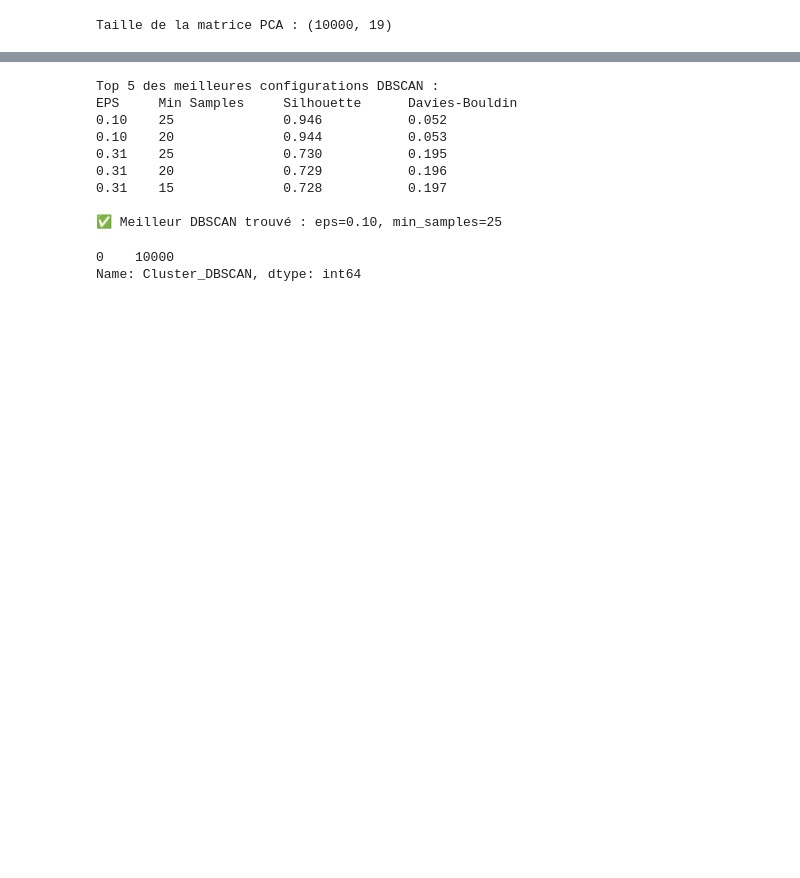
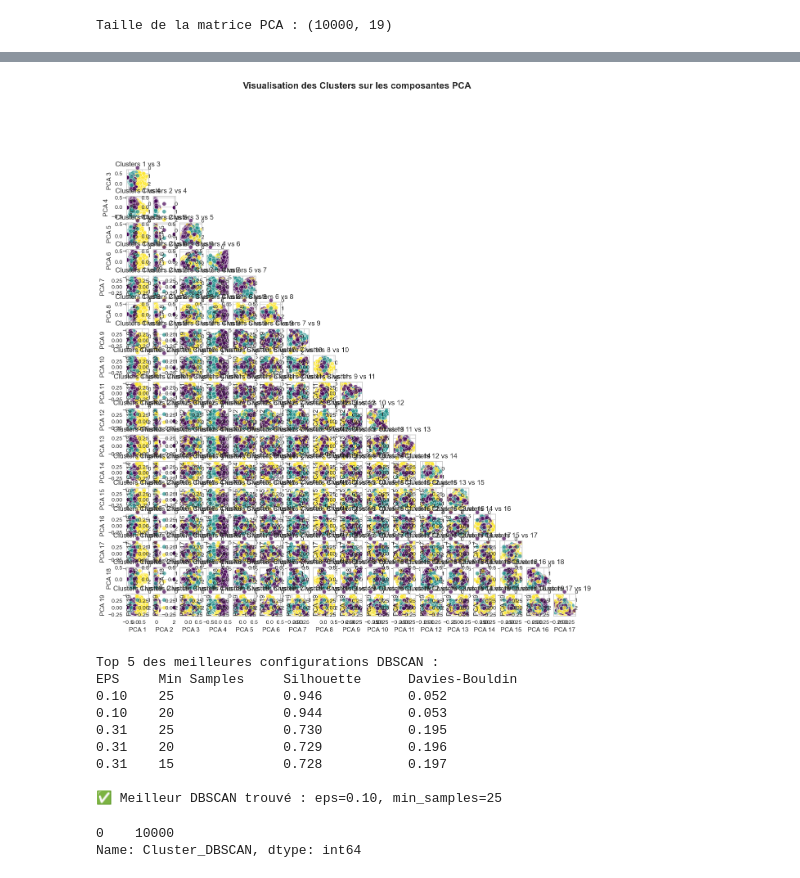
Before and after one commit to Elias-djebbour/M2-TextMining, a Jupyter notebook: Clustering.ipynb, the cells around one changed output, grey strips where cells are left out. Saved outputs shown, nothing was run; the diff lists cells and outputs as text; code cells hidden in the pictures; blank space fills up the shorter version.

```diff
--- a/Clustering.ipynb
+++ b/Clustering.ipynb
@@ -212,3 +224,28 @@ Après suppression : 9775 points
+# %%
+import seaborn as sns
+num_components = 19  # Réduire pour améliorer la lisibilité
+
+fig, axes = plt.subplots(num_components - 1, num_components - 1, figsize=(15, 15))
+fig.suptitle("Visualisation des Clusters sur les composantes PCA", fontsize=16, fontweight="bold")
+
+# Boucle pour tracer uniquement la moitié inférieure
+for i in range(1, num_components):
+    for j in range(i):
+        ax = axes[i-1, j]  # Sélectionner le bon sous-graphique
+        sns.scatterplot(x=X_pca[:, j], y=X_pca[:, i], hue=labels_3, palette="viridis", alpha=0.7, ax=ax)
+        ax.set_xlabel(f"PCA {j+1}")
+        ax.set_ylabel(f"PCA {i+1}")
+        ax.set_title(f"Clusters {j+1} vs {i+1}")
+
+# Supprimer les sous-graphiques inutiles
+for i in range(num_components - 1):
+    for j in range(i, num_components - 1):
+        fig.delaxes(axes[i, j])  # Supprime les cases vides
+
+plt.tight_layout()
+plt.show()
+# %% [output]
+[figure, added]
 # %%
 # from sklearn.cluster import AgglomerativeClustering
 
```
Also changed, not shown: parts of 8 cells of this notebook.
